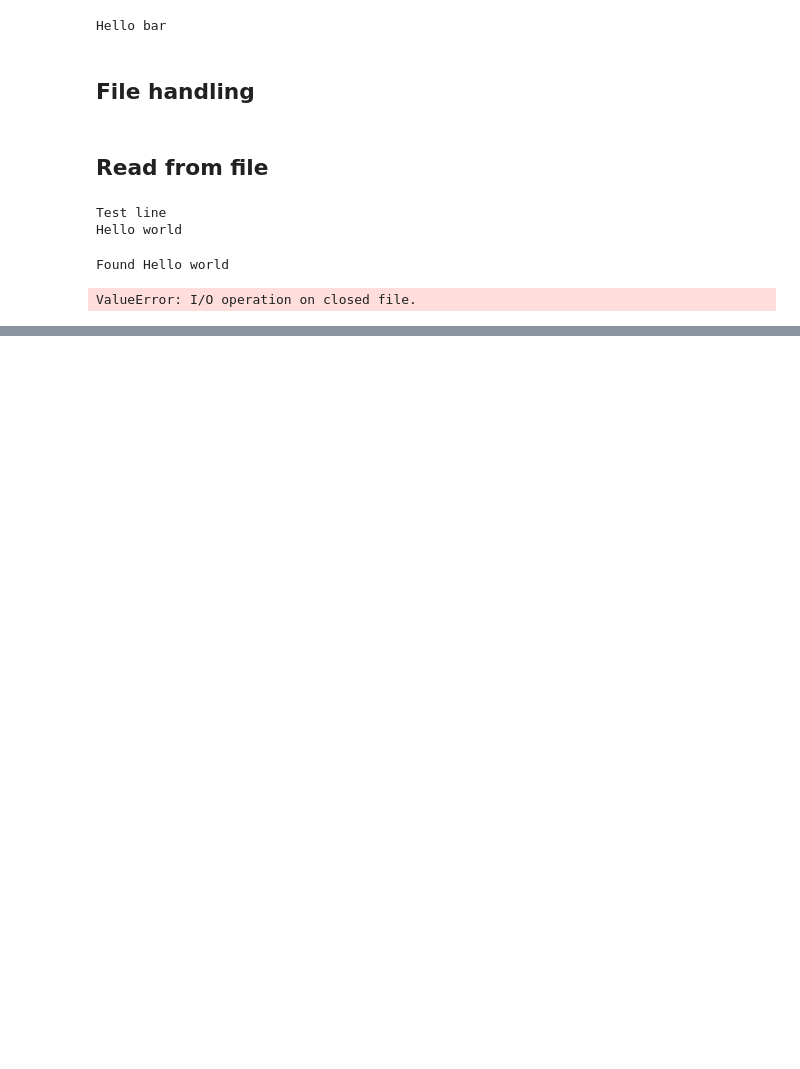
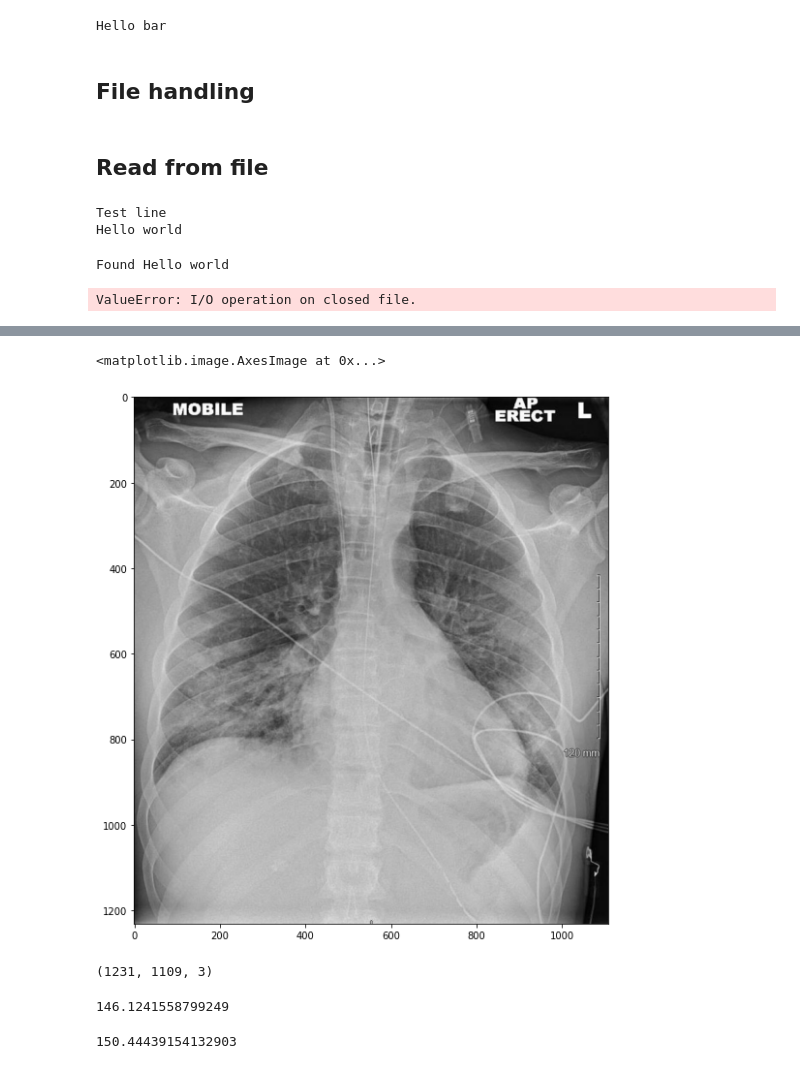
Before and after one commit to P-Fagerstrom/python_programmering, a Jupyter notebook: Lecture07/Python_Lecture07_demo.ipynb, the cells around one changed output, grey strips where cells are left out. Drawn from its saved outputs; the diff is of its cells as text; code cells hidden in the pictures; blank space fills up the shorter version.

```diff
--- a/Lecture07/Python_Lecture07_demo.ipynb
+++ b/Lecture07/Python_Lecture07_demo.ipynb
@@ -68,0 +141,27 @@ ValueError: I/O operation on closed file.
+# %%
+# If we want to make the image bigger, we can set the figsize
+plt.figure(figsize=(10,10))
+plt.imshow(img)
+# %% [output]
+<matplotlib.image.AxesImage at 0x...>
+[figure, added]
+# %%
+# If we want to know more details about the image, for example how big it is, we can do the following:
+print(img.shape)
+# that simple command tells us a lot- this image is 1231*1109 pixels big, and it has RGB channels
+# (although it looks very grey, which otherwise would imply only one channel)
+# %% [output]
+(1231, 1109, 3)
+# %%
+# maybe we want to know also the average value of the image:
+
+print(img.mean())
+# %% [output]
+146.1241558799249
+# %%
+# and with numpy arrays, we have this neat thing that we can apply changes to each element in the array without much hassle!
+
+img = img + 5 # <---- this adds +5 on each pixel value in the image!
+print(img.mean())
+# %% [output]
+150.44439154132903
```
Also changed, not shown: parts of 14 cells of this notebook, 7 other files.
